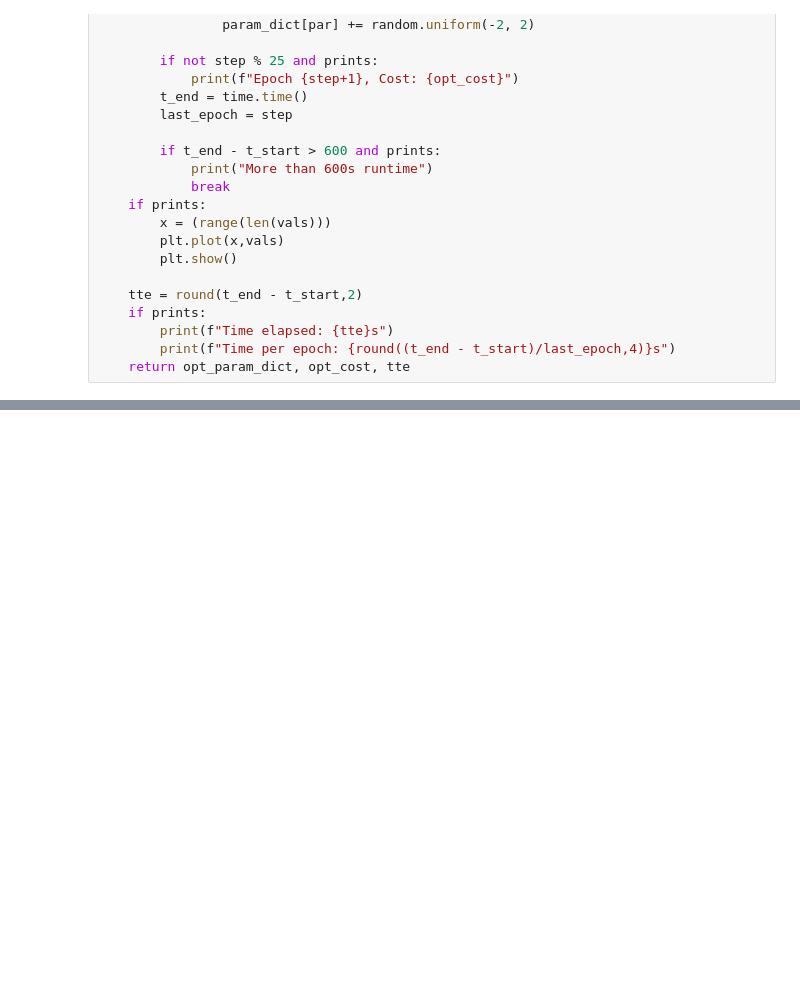
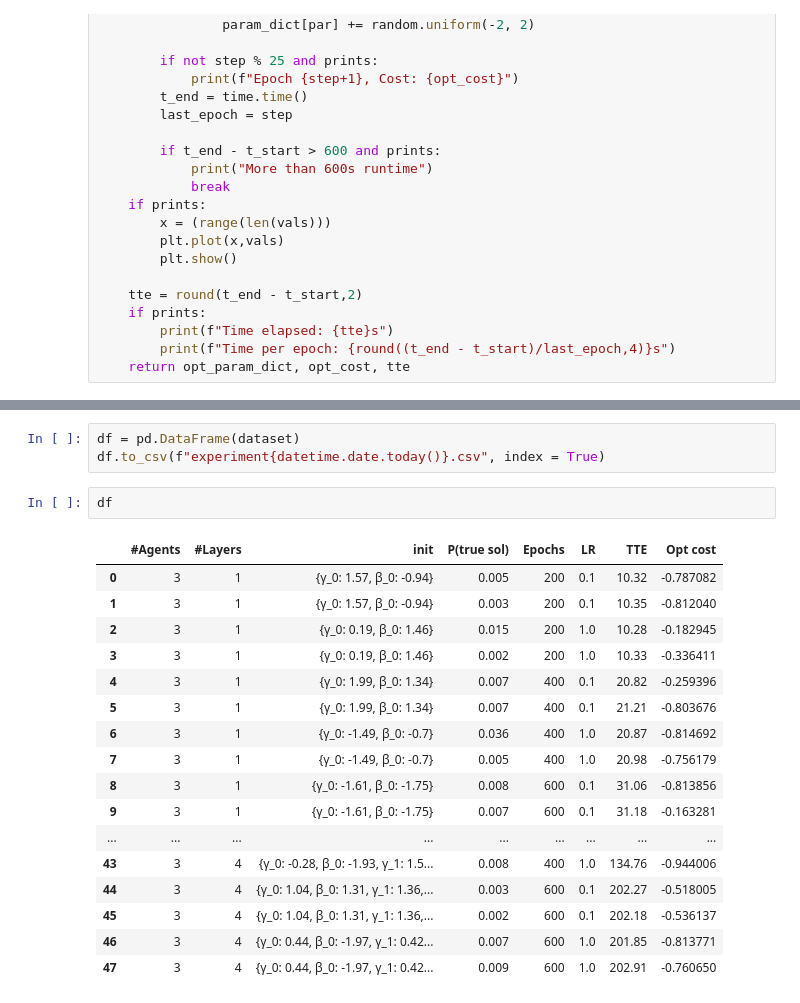
Before and after one commit to DanielPora/BILP-Q-version-for-Circ, a Jupyter notebook: multi agent.ipynb, the cells around one changed output, grey strips where cells are left out. Drawn from its saved outputs; the diff is of its cells as text; blank space fills up the shorter version.

```diff
--- a/multi agent.ipynb
+++ b/multi agent.ipynb
@@ -510,3 +528,26 @@ Run 0, ep 200, lr 1
+# %%
+df = pd.DataFrame(dataset)
+df.to_csv(f"experiment{datetime.date.today()}.csv", index = True)
+# %%
+df
+# %% [output]
+|  | #Agents | #Layers | init | P(true sol) | Epochs | LR | TTE | Opt cost |
+| 0 | 3 | 1 | {γ_0: 1.57, β_0: -0.94} | 0.005 | 200 | 0.1 | 10.32 | -0.787082 |
+| 1 | 3 | 1 | {γ_0: 1.57, β_0: -0.94} | 0.003 | 200 | 0.1 | 10.35 | -0.812040 |
+| 2 | 3 | 1 | {γ_0: 0.19, β_0: 1.46} | 0.015 | 200 | 1.0 | 10.28 | -0.182945 |
+| 3 | 3 | 1 | {γ_0: 0.19, β_0: 1.46} | 0.002 | 200 | 1.0 | 10.33 | -0.336411 |
+| 4 | 3 | 1 | {γ_0: 1.99, β_0: 1.34} | 0.007 | 400 | 0.1 | 20.82 | -0.259396 |
+| 5 | 3 | 1 | {γ_0: 1.99, β_0: 1.34} | 0.007 | 400 | 0.1 | 21.21 | -0.803676 |
+| 6 | 3 | 1 | {γ_0: -1.49, β_0: -0.7} | 0.036 | 400 | 1.0 | 20.87 | -0.814692 |
+| 7 | 3 | 1 | {γ_0: -1.49, β_0: -0.7} | 0.005 | 400 | 1.0 | 20.98 | -0.756179 |
+| 8 | 3 | 1 | {γ_0: -1.61, β_0: -1.75} | 0.008 | 600 | 0.1 | 31.06 | -0.813856 |
+| 9 | 3 | 1 | {γ_0: -1.61, β_0: -1.75} | 0.007 | 600 | 0.1 | 31.18 | -0.163281 |
+| ... | ... | ... | ... | ... | ... | ... | ... | ... |
+| 43 | 3 | 4 | {γ_0: -0.28, β_0: -1.93, γ_1: 1.5... | 0.008 | 400 | 1.0 | 134.76 | -0.944006 |
+| 44 | 3 | 4 | {γ_0: 1.04, β_0: 1.31, γ_1: 1.36,... | 0.003 | 600 | 0.1 | 202.27 | -0.518005 |
+| 45 | 3 | 4 | {γ_0: 1.04, β_0: 1.31, γ_1: 1.36,... | 0.002 | 600 | 0.1 | 202.18 | -0.536137 |
+| 46 | 3 | 4 | {γ_0: 0.44, β_0: -1.97, γ_1: 0.42... | 0.007 | 600 | 1.0 | 201.85 | -0.813771 |
+| 47 | 3 | 4 | {γ_0: 0.44, β_0: -1.97, γ_1: 0.42... | 0.009 | 600 | 1.0 | 202.91 | -0.760650 |
 # %%
 for i in range(p):
     param_dict[gamma[i]] = random.uniform(-2, 2)
```
Also changed, not shown: parts of 12 cells of this notebook, 7 other files.
